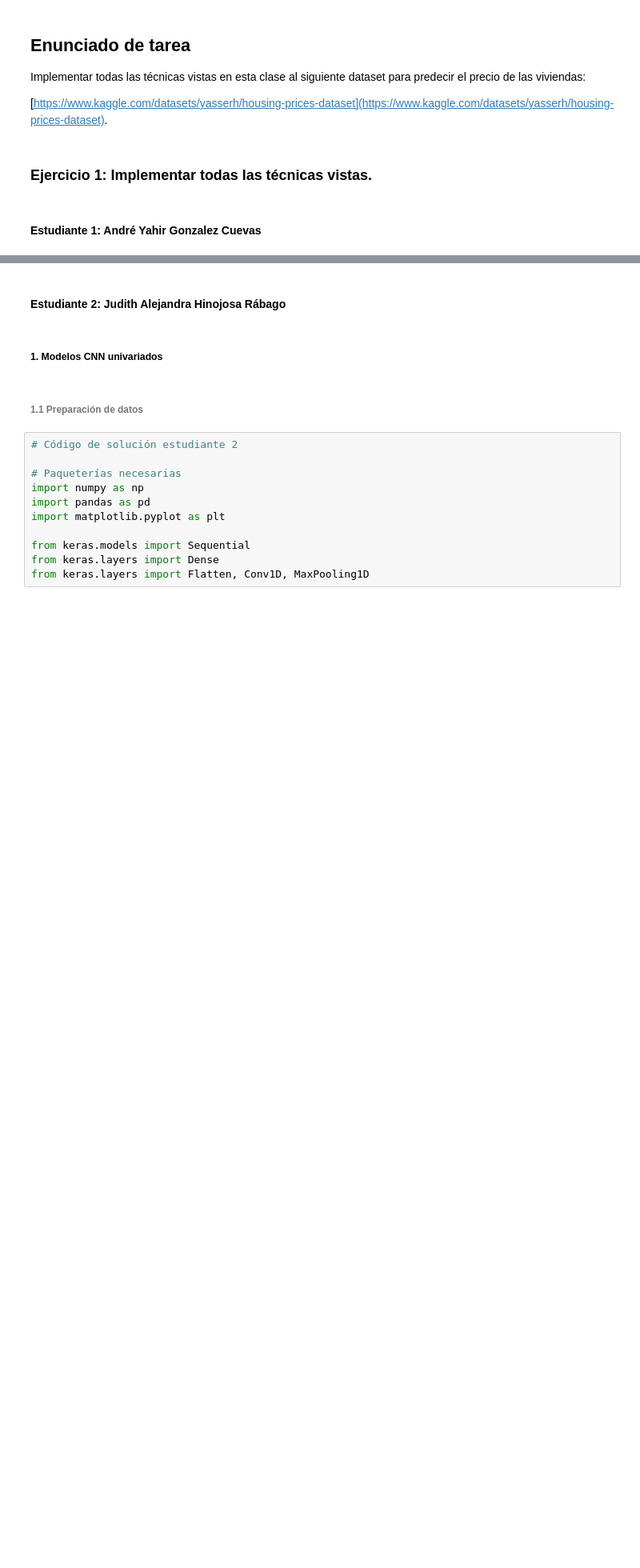
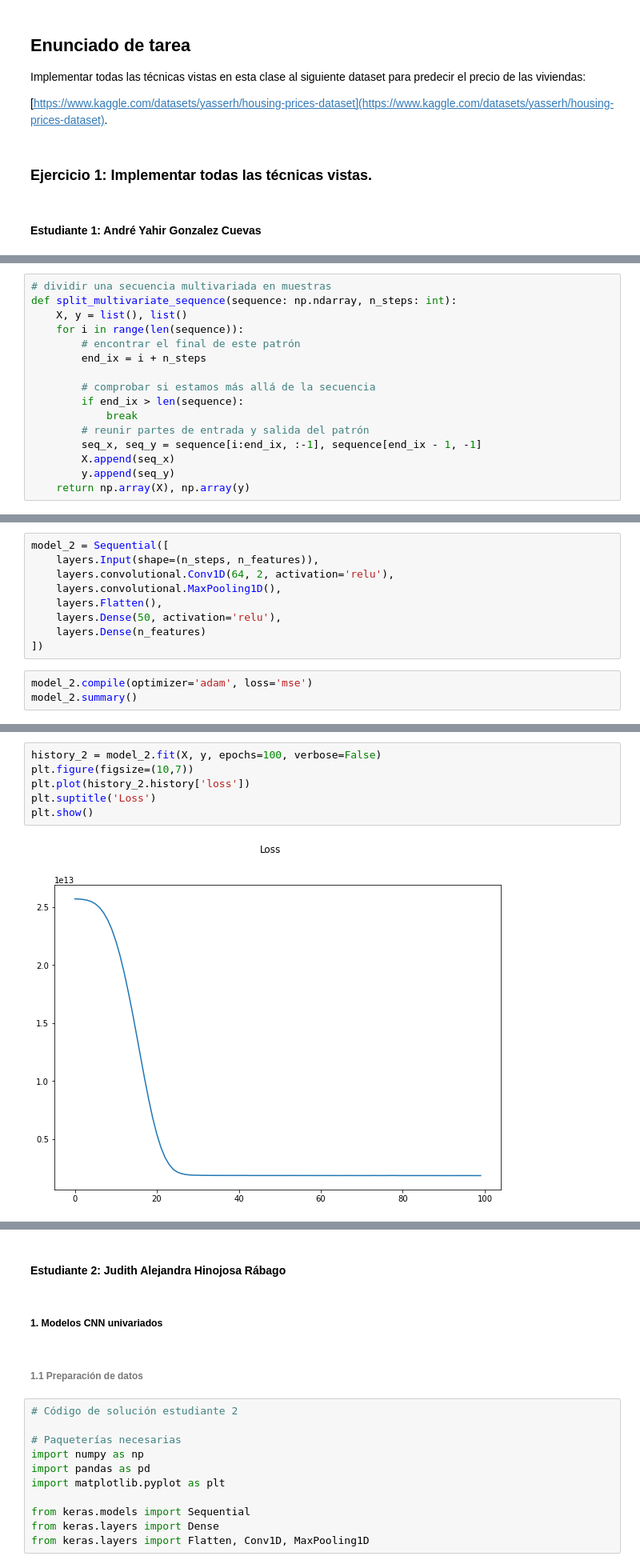
Before and after one commit to Andr3Glez/ProyectoConjunto5_ANGonzalez_JAHinojosa, a Jupyter notebook: Tarea_5.ipynb, the cells around one changed output, grey strips where cells are left out. Shown: that part at 80% size. Cells and saved outputs as stored; diff of their text form; blank space fills up the shorter version.

```diff
--- a/Tarea_5.ipynb
+++ b/Tarea_5.ipynb
@@ -37,0 +139,16 @@ Implementar todas las técnicas vistas en esta clase al siguiente dataset para p
+# %%
+# dividir una secuencia multivariada en muestras
+def split_multivariate_sequence(sequence: np.ndarray, n_steps: int):
+    X, y = list(), list()
+    for i in range(len(sequence)):
+        # encontrar el final de este patrón
+        end_ix = i + n_steps
+
+        # comprobar si estamos más allá de la secuencia
+        if end_ix > len(sequence):
+            break
+        # reunir partes de entrada y salida del patrón
+        seq_x, seq_y = sequence[i:end_ix, :-1], sequence[end_ix - 1, -1]
+        X.append(seq_x)
+        y.append(seq_y)
+    return np.array(X), np.array(y)
@@ -37,0 +166,12 @@ Implementar todas las técnicas vistas en esta clase al siguiente dataset para p
+# %%
+model_2 = Sequential([
+    layers.Input(shape=(n_steps, n_features)),
+    layers.convolutional.Conv1D(64, 2, activation='relu'),
+    layers.convolutional.MaxPooling1D(),
+    layers.Flatten(),
+    layers.Dense(50, activation='relu'),
+    layers.Dense(n_features)
+])
+# %%
+model_2.compile(optimizer='adam', loss='mse')
+model_2.summary()
@@ -37,0 +199,8 @@ Implementar todas las técnicas vistas en esta clase al siguiente dataset para p
+# %%
+history_2 = model_2.fit(X, y, epochs=100, verbose=False)
+plt.figure(figsize=(10,7))
+plt.plot(history_2.history['loss'])
+plt.suptitle('Loss')
+plt.show()
+# %% [output]
+[figure, added]
```
Also changed, not shown: parts of 48 cells of this notebook, 1 other file.
